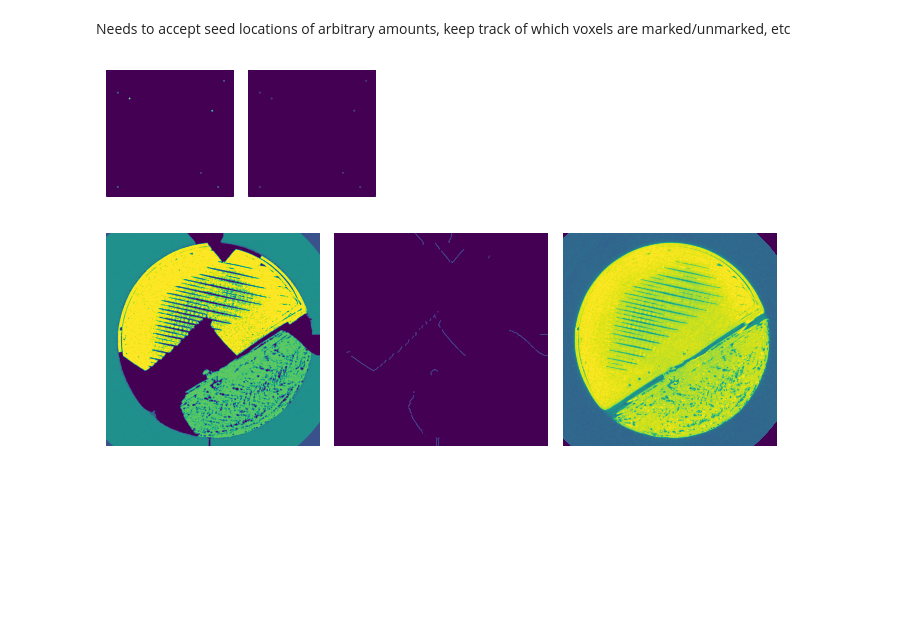
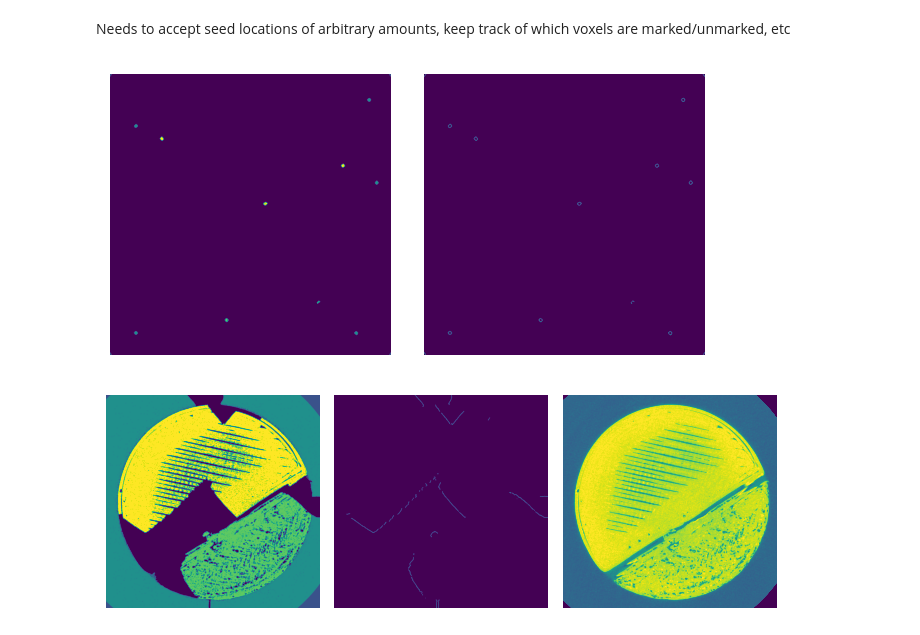
Before and after one commit to tpasfieldERAU/MA390-490_PNNL, a Jupyter notebook: segmentation/meyer-flood.ipynb, the cells around one changed output. Cells and saved outputs as stored; diff of their text form; code cells hidden in the pictures; blank space fills up the shorter version.

```diff
--- a/segmentation/meyer-flood.ipynb
+++ b/segmentation/meyer-flood.ipynb
@@ -29,53 +29,26 @@ seeds = {(0,1084,1,0),
          (1084,1084,1,0),
          (882,806,3,0),
          (250,200,4,0),
-         (353,899,4,0)}
+         (353,899,4,0),
+         (500,600,4,0),
+         (950,450,3,0),
+         (420,1030,2,0)}
 
 
 bounds = [[0, 9500],
-         [10020-393, 10020+393],
+         [10020-393, 11627-431-1],
          [11627-431, 11627+431],
          [11902-445, 11902+445],
          [12329-567, 12329+567]
          ]
+# [10020-393, 10020+393]
+
 active = seeds
 marked = np.zeros(img.shape, dtype=np.uint8)
 
 # x, y, and m for material
 for x,y,m,t in seeds:
     marked[x,y] = m
-# %%
-active_view = np.zeros(img.shape, np.bool_)
-for x,y,m,t in active:
-    active_view[x,y] = 1
-
-fig, axs = plt.subplots(1,2)
-fig.set_size_inches(4.5,2.25,forward=True)
-im0 = axs[0].imshow(marked, animated=True)
-im1 = axs[1].imshow(active_view, animated=True)
-axs[0].axis(False)
-axs[1].axis(False)
-
-def update(pp):
-    for _ in range(5):
-        watershed_iterate()
-
-    active_view = np.zeros(img.shape, np.bool_)
-    for x,y,m,t in active:
-        active_view[x,y] = 1
-
-    im0.set_array(marked)
-    im1.set_array(active_view)
-    return im0,im1
-
-anim_fig = anim.FuncAnimation(fig, update, frames=200, interval = 16.6667, blit=True)
-plt.axis(False)
-plt.tight_layout()
-plt.show()
-
-anim_fig.save("watershed1.gif")
-# %% [output]
-[figure, removed]
 # %%
 def watershed_iterate():
     for x,y,m,t in active.copy():
@@ -131,6 +104,39 @@ def watershed_iterate():
         else:
             active.remove((x,y,m,t))
             active.add((x,y,m,t+1))
+# %%
+active_view = np.zeros(img.shape, np.bool_)
+for x,y,m,t in active:
+    active_view[x,y] = 1
+
+fig, axs = plt.subplots(1,2)
+fig.set_size_inches(4.5,2.25,forward=True)
+fig.set_dpi(144)
+im0 = axs[0].imshow(marked, animated=True)
+im1 = axs[1].imshow(active_view, animated=True)
+axs[0].axis(False)
+axs[1].axis(False)
+
+def update(_):
+    for _ in range(5):
+        watershed_iterate()
+
+    active_view = np.zeros(img.shape, np.bool_)
+    for x,y,m,t in active:
+        active_view[x,y] = 1
+
+    im0.set_array(marked)
+    im1.set_array(active_view)
+    return im0,im1
+
+anim_fig = anim.FuncAnimation(fig, update, frames=200, interval = 16.6667, blit=True)
+plt.axis(False)
+plt.tight_layout()
+plt.show()
+
+anim_fig.save("watershed1.gif")
+# %% [output]
+[figure, added]
 # %%
 for _ in range(512):
     watershed_iterate()
```
Also changed, not shown: parts of 1 cell of this notebook.
